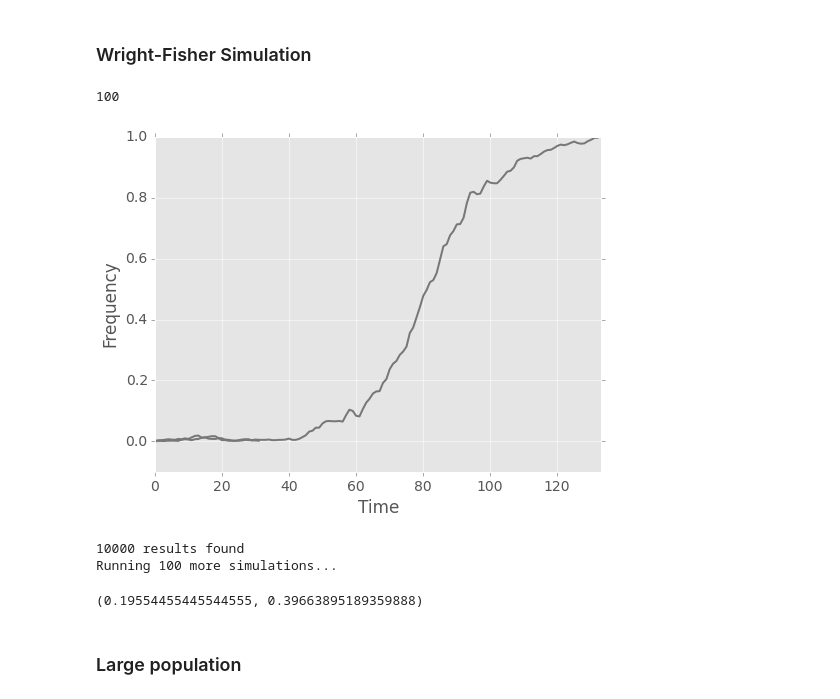
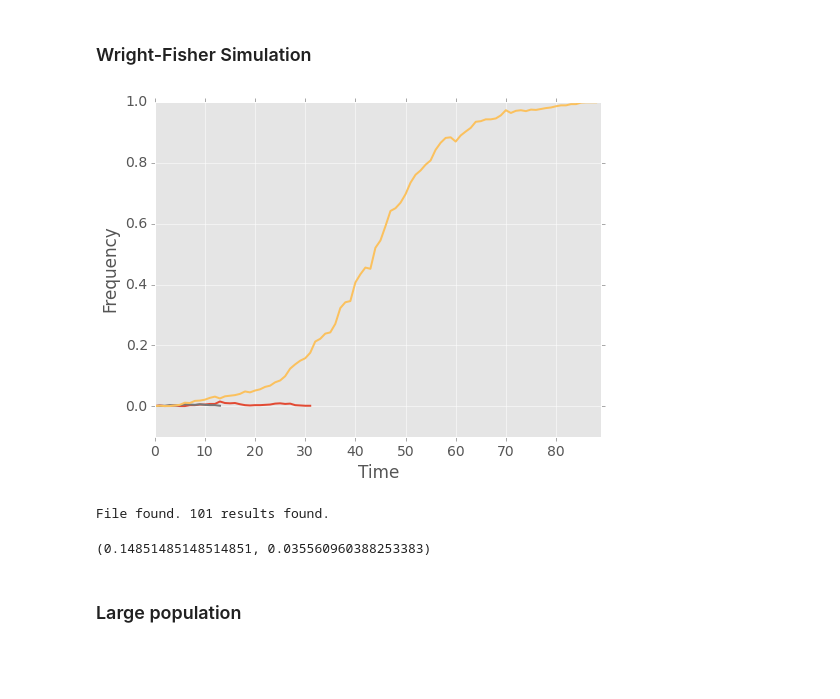
Before and after one commit to yoavram/ipython-notebooks, a Jupyter notebook: Fixation of a beneficial allele.ipynb, the cells around one changed output. Saved outputs shown, nothing was run; the diff lists cells and outputs as text; code cells hidden in the pictures; blank space fills up the shorter version.

```diff
--- a/Fixation of a beneficial allele.ipynb
+++ b/Fixation of a beneficial allele.ipynb
@@ -34,58 +35,59 @@ Wed Mar 26 13:56:46 2014
 ### Wright-Fisher Simulation
 # %%
 def simulate_fixation(s, N, x, PLOT=False):
+    N = int(N)
     if PLOT:
         _ = []
     t = 0
     while not (allclose(x,1) or allclose(x,0)):
         assert 0 < x < 1
         t += 1
         if PLOT: _.append(x)
         x = x/(1-s+s*x)
         n = binomial(N,x)
         x = n/float(N)
         if PLOT:
             if len(_)%100 == 0:
                 print len(_),
     if PLOT:
         plot(range(len(_)), _)
         ylim(-0.1,1)
         xlim(0,max(10,len(_)))
         xlabel("Time")
         ylabel("Frequency")
     return allclose(x,1), t
 
 while not simulate_fixation(0.1, 1e3, 1e-3, True)[0]:
     pass
 # %% [output]
-100
-[figure, old version]
+[figure, new version]
 # %%
 def p_simulation(s, N, x, replicates=100):
     if os.path.exists(simulations_filename):
+        print "File found.",
         df = pd.read_csv(simulations_filename)
     else:
-        df = pd.DataFrame(columns=['type','timestamp','s','N','x','fixation_success','fixation_time'])
+        df = pd.DataFrame(columns=['type','s','N','x','fixation_success','fixation_time'])
     df_slice = df[(df['type']=='simple_wf') & (df['s']==s) & (df['N']==N) & (df['x']==x)]
-    print "%d results found" % len(df_slice)
+    print "%d results found." % len(df_slice),
     if len(df_slice) < replicates:
-        print "Running %d more simulations..." % (replicates - len(df_slice))
+        print "Running %d more simulations." % (replicates - len(df_slice)),
         results = [simulate_fixation(s, N, x) for _ in range(replicates - len(df))]
-        d = [{'s':s,'N':N,'x':x,'type':'simple_wf','fixation_success':fixation_success,'fixation_time':fixation_time,'timestamp':datetime.now().ctime()} for (fixation_success,fixation_time) in results]
+        d = [{'s':s,'N':N,'x':x,'type':'simple_wf','fixation_success':fixation_success,'fixation_time':fixation_time} for (fixation_success,fixation_time) in results]
         d = pd.DataFrame(d)
-        d.set_index(['timestamp'])
         if len(df):
+            print "Concatinating.",
             df = pd.concat((df, d), ignore_index=True)
         else:
             df = d
+        print "Writing new results to %s." % simulations_filename
         df.to_csv(simulations_filename, index=False)
     df_slice = df[(df['type']=='simple_wf') & (df['s']==s) & (df['N']==N) & (df['x']==x)]
-    return df_slice['fixation_success'].mean(), df_slice['fixation_success'].std(ddof=1)
-p_simulation(0.1, 1e5, 1e-5, 10100)
+    return df_slice['fixation_success'].mean(), df_slice['fixation_success'].std(ddof=1)/sqrt(len(df_slice))
+p_simulation(0.1, 1e5, 1e-5, 101)
 # %% [output]
-10000 results found
-Running 100 more simulations...
+File found. 101 results found.
-(0.19554455445544555, 0.39663895189359888)
+(0.14851485148514851, 0.035560960388253383)
 # %% [markdown]
 ### Large population
 # %%
```
Also changed, not shown: parts of 5 cells of this notebook.
